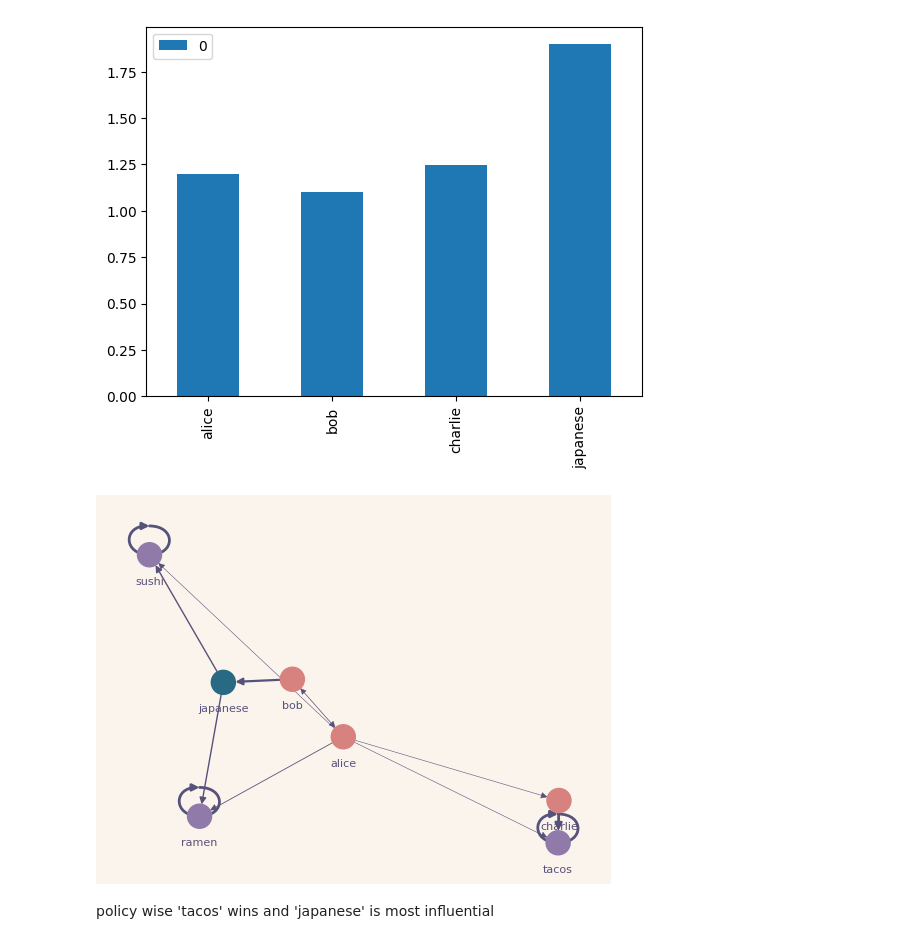
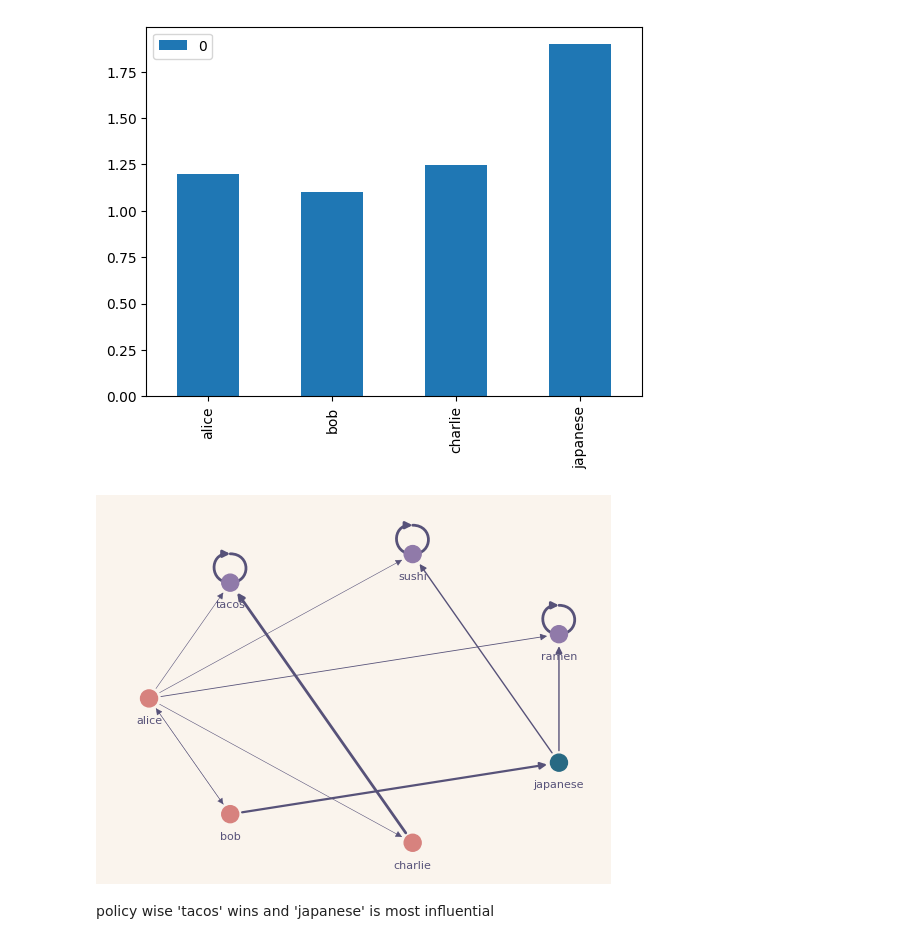
Before and after one commit to yasushisakai/liquid_democracy_colab, a Jupyter notebook: liquid_democracy.ipynb, the cells around one changed output. Saved outputs shown, nothing was run; the diff lists cells and outputs as text; code cells hidden in the pictures.

```diff
--- a/liquid_democracy.ipynb
+++ b/liquid_democracy.ipynb
@@ -74,34 +74,35 @@ G = nx.DiGraph()
 
 # nodes
 labels = {}
 keys = list(votes.keys())
 node_color = ['#d7827e']*3 + ['#286983']*1 + ['#907aa9']*3
 for (i, k) in enumerate(keys):
   G.add_node(i, name=k)
   labels[i] = k
 
 # edges
 widths = []
 for (i, targets) in enumerate(list(votes.values())):
   for (j, value) in enumerate(targets):
     if value > 0.0 :
       G.add_edge(i, j, weight=value)
       widths.append(value*2)
 
 
 pos = nx.spring_layout(G, seed=5, scale=0.2)
+pos = nx.shell_layout(G, scale=0.2)
 label_pos = {k:([v[0], v[1]-0.03]) for k,v in pos.items()}
 
 fig, ax = plt.subplots()
-nx.draw_networkx_nodes(G, pos, node_color=node_color)
+nx.draw_networkx_nodes(G, pos, node_color=node_color, node_size=150)
 nx.draw_networkx_labels(G, label_pos, labels, font_size=8, font_color='#575279')
 nx.draw_networkx_edges(G, pos, width=widths, edge_color='#575279')
 ax.set_facecolor('#faf4ed')
 ax.axis('off')
 fig.set_facecolor('#faf4ed')
 plt.show()
 # nx.draw_networkx_edge_labels(G, pos)
 # %% [output]
-[figure, old version]
+[figure, new version]
 # %% [markdown]
 policy wise 'tacos' wins and 'japanese' is most influential
```
